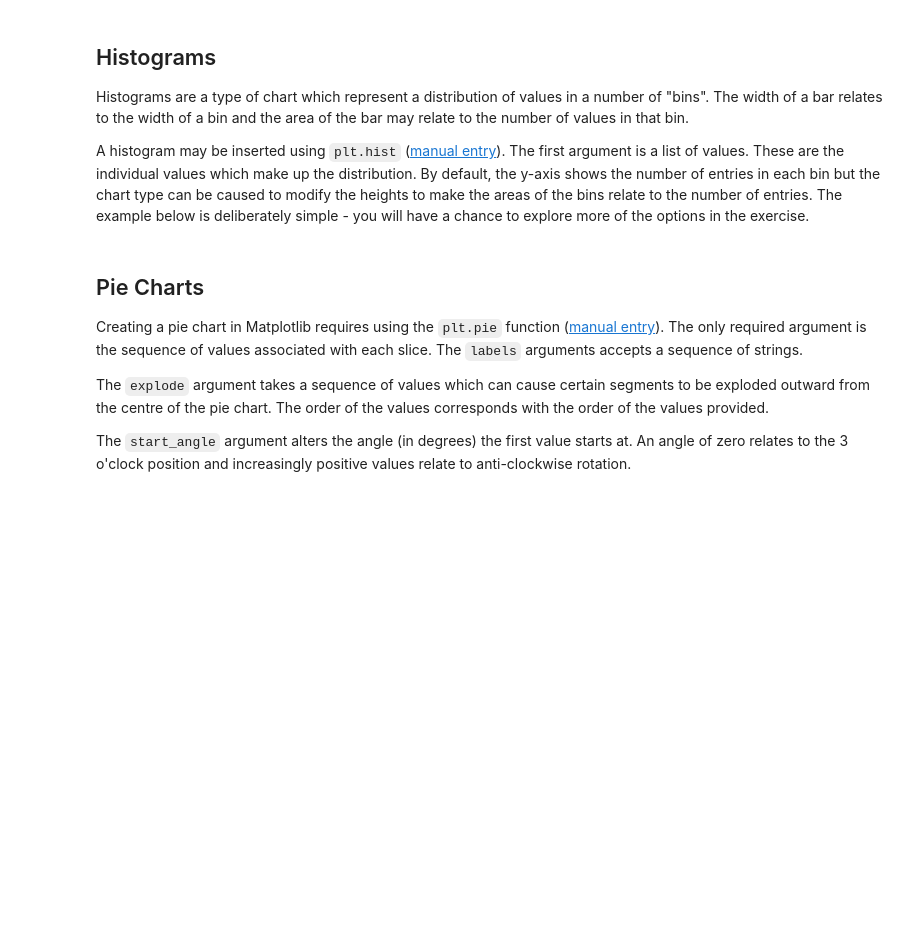
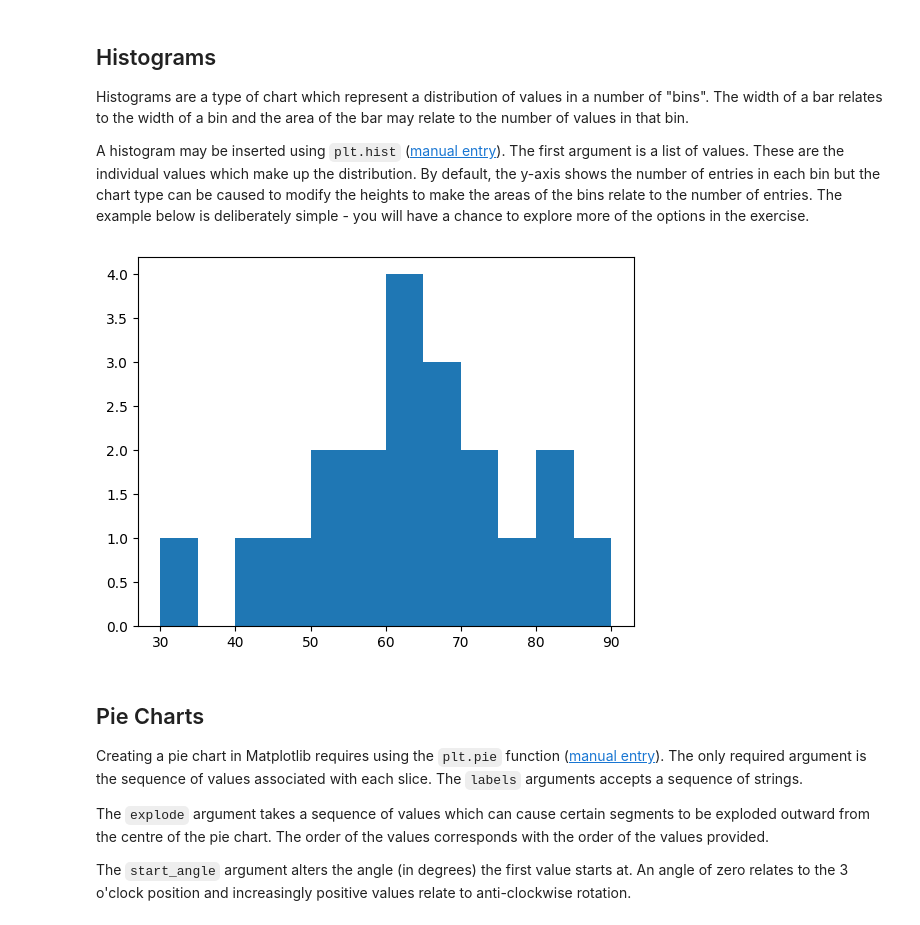
Before and after one commit to ada-4a03fa39b6/RCDS-Summer-School-2025, a Jupyter notebook: 3_Wednesday/PLT2 - Bars, Bins and Pies.ipynb, the cells around one changed output. Saved outputs shown, nothing was run; the diff lists cells and outputs as text; code cells hidden in the pictures; blank space fills up the shorter version.

```diff
--- a/3_Wednesday/PLT2 - Bars, Bins and Pies.ipynb
+++ b/3_Wednesday/PLT2 - Bars, Bins and Pies.ipynb
@@ -72,12 +81,15 @@
 # %%
 # Import matplotlib
 import matplotlib.pyplot as plt
 
 # Create the data
 test_scores = [65, 70, 59, 50, 75, 66, 64, 30, 63, 90, 61, 60, 68, 45, 72, 57, 54, 81, 83, 42]
 
 # Create the histogram
-plt.hist(test_scores)
+plt.hist(test_scores, bins=12)
+plt.show()
+# %% [output]
+[figure, added]
 # %% [markdown]
 ## Pie Charts
 
```
Also changed, not shown: parts of 4 cells of this notebook, 10 other files.
